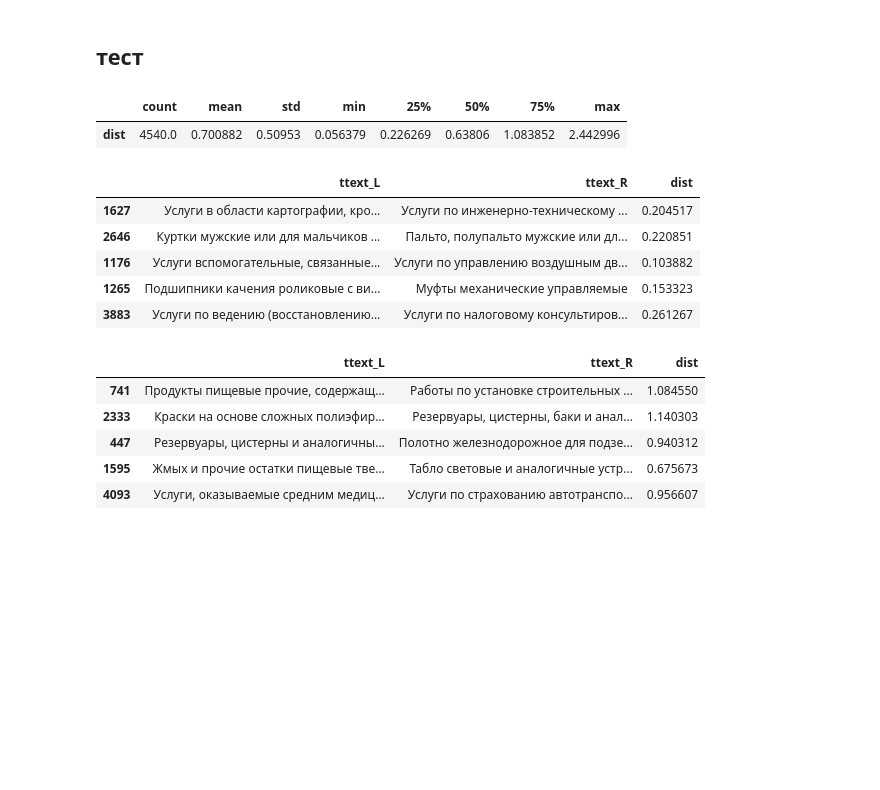
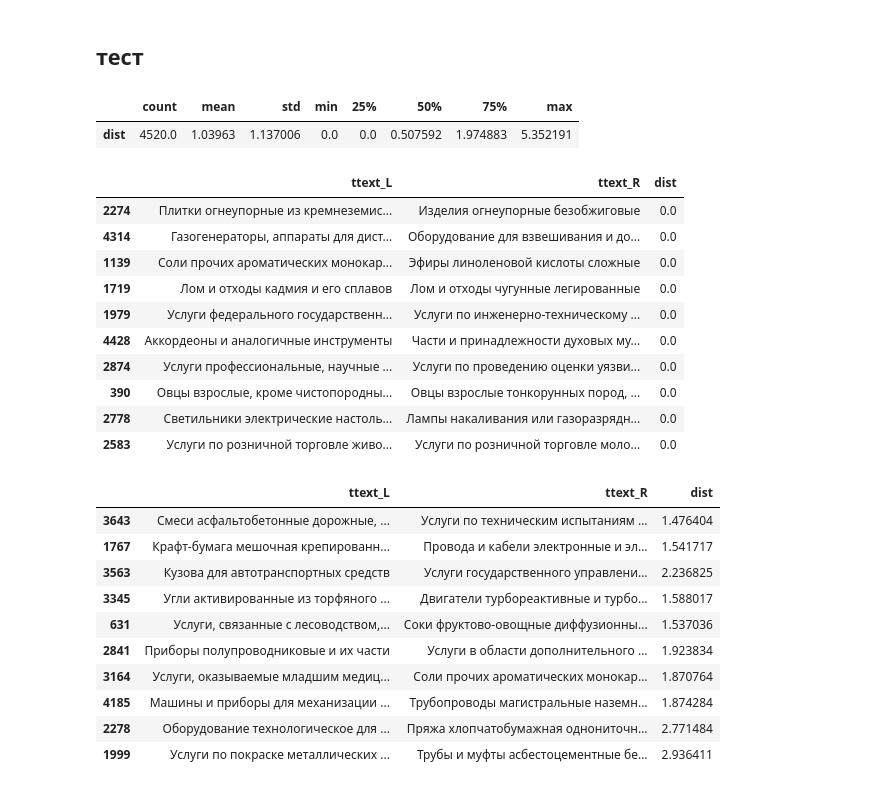
Before and after one commit to mechanoid5/ml_nlp_2022, a Jupyter notebook: examples/06-siamese/01a-siamese-okpd.ipynb, the cells around one changed output. Saved outputs shown, nothing was run; the diff lists cells and outputs as text; code cells hidden in the pictures; blank space fills up the shorter version.

```diff
--- a/examples/06-siamese/01a-siamese-okpd.ipynb
+++ b/examples/06-siamese/01a-siamese-okpd.ipynb
@@ -464,10 +457,6 @@ model.compile(loss=contrastive_loss, metrics=['acc',], optimizer=Adam(learning_r
 
 n_epochs = 25
 
-history = model.fit( [x_left_train, x_right_train], y_train,
-           epochs = n_epochs,
-           batch_size = 4096,
-           # validation_split=.2,
-         )
+history = model.fit( [x_left, x_right], target,epochs = n_epochs, batch_size = 1024, )
 # %% [output]
 Epoch 1/25
@@ -521,24 +511,34 @@ data_dist = dataset[['id_L','id_R','target','dist']]\
 data_dist[['dist']].describe().T
 # %% [output]
 |  | count | mean | std | min | 25% | 50% | 75% | max |
-| dist | 4540.0 | 0.700882 | 0.50953 | 0.056379 | 0.226269 | 0.63806 | 1.083852 | 2.442996 |
+| dist | 4520.0 | 1.03963 | 1.137006 | 0.0 | 0.0 | 0.507592 | 1.974883 | 5.352191 |
 # %%
 # похожие тексты
-data_dist[ (data_dist['dist']<0.5) & (data_dist['ttext_L']!=data_dist['ttext_R']) ].sample(5)
+data_dist[ (data_dist['dist']<0.5) & (data_dist['ttext_L']!=data_dist['ttext_R']) ].sample(10)
 # %% [output]
 |  | ttext_L | ttext_R | dist |
-| 1627 | Услуги в области картографии, кро... | Услуги по инженерно-техническому ... | 0.204517 |
-| 2646 | Куртки мужские или для мальчиков ... | Пальто, полупальто мужские или дл... | 0.220851 |
-| 1176 | Услуги вспомогательные, связанные... | Услуги по управлению воздушным дв... | 0.103882 |
-| 1265 | Подшипники качения роликовые с ви... | Муфты механические управляемые | 0.153323 |
-| 3883 | Услуги по ведению (восстановлению... | Услуги по налоговому консультиров... | 0.261267 |
+| 2274 | Плитки огнеупорные из кремнеземис... | Изделия огнеупорные безобжиговые | 0.0 |
+| 4314 | Газогенераторы, аппараты для дист... | Оборудование для взвешивания и до... | 0.0 |
+| 1139 | Соли прочих ароматических монокар... | Эфиры линоленовой кислоты сложные | 0.0 |
+| 1719 | Лом и отходы кадмия и его сплавов | Лом и отходы чугунные легированные | 0.0 |
+| 1979 | Услуги федерального государственн... | Услуги по инженерно-техническому ... | 0.0 |
+| 4428 | Аккордеоны и аналогичные инструменты | Части и принадлежности духовых му... | 0.0 |
+| 2874 | Услуги профессиональные, научные ... | Услуги по проведению оценки уязви... | 0.0 |
+| 390 | Овцы взрослые, кроме чистопородны... | Овцы взрослые тонкорунных пород, ... | 0.0 |
+| 2778 | Светильники электрические настоль... | Лампы накаливания или газоразрядн... | 0.0 |
+| 2583 | Услуги по розничной торговле живо... | Услуги по розничной торговле моло... | 0.0 |
 # %%
 # НЕпохожие тексты
-data_dist[ (data_dist['dist']>0.5) & (data_dist['ttext_L']!=data_dist['ttext_R']) ].sample(5)
+data_dist[ (data_dist['dist']>0.5) ].sample(10)
 # %% [output]
 |  | ttext_L | ttext_R | dist |
-| 741 | Продукты пищевые прочие, содержащ... | Работы по установке строительных ... | 1.084550 |
-| 2333 | Краски на основе сложных полиэфир... | Резервуары, цистерны, баки и анал... | 1.140303 |
-| 447 | Резервуары, цистерны и аналогичны... | Полотно железнодорожное для подзе... | 0.940312 |
-| 1595 | Жмых и прочие остатки пищевые тве... | Табло световые и аналогичные устр... | 0.675673 |
-| 4093 | Услуги, оказываемые средним медиц... | Услуги по страхованию автотранспо... | 0.956607 |
+| 3643 | Смеси асфальтобетонные дорожные, ... | Услуги по техническим испытаниям ... | 1.476404 |
+| 1767 | Крафт-бумага мешочная крепированн... | Провода и кабели электронные и эл... | 1.541717 |
+| 3563 | Кузова для автотранспортных средств | Услуги государственного управлени... | 2.236825 |
+| 3345 | Угли активированные из торфяного ... | Двигатели турбореактивные и турбо... | 1.588017 |
+| 631 | Услуги, связанные с лесоводством,... | Соки фруктово-овощные диффузионны... | 1.537036 |
+| 2841 | Приборы полупроводниковые и их части | Услуги в области дополнительного ... | 1.923834 |
+| 3164 | Услуги, оказываемые младшим медиц... | Соли прочих ароматических монокар... | 1.870764 |
+| 4185 | Машины и приборы для механизации ... | Трубопроводы магистральные наземн... | 1.874284 |
+| 2278 | Оборудование технологическое для ... | Пряжа хлопчатобумажная однониточн... | 2.771484 |
+| 1999 | Услуги по покраске металлических ... | Трубы и муфты асбестоцементные бе... | 2.936411 |
```
Also changed, not shown: parts of 35 cells of this notebook.
